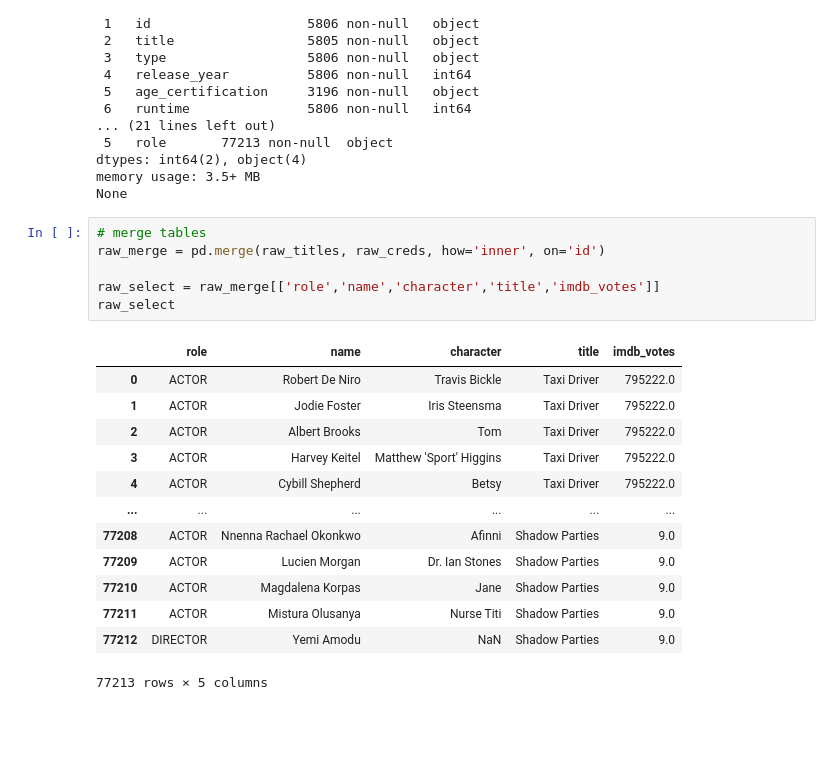
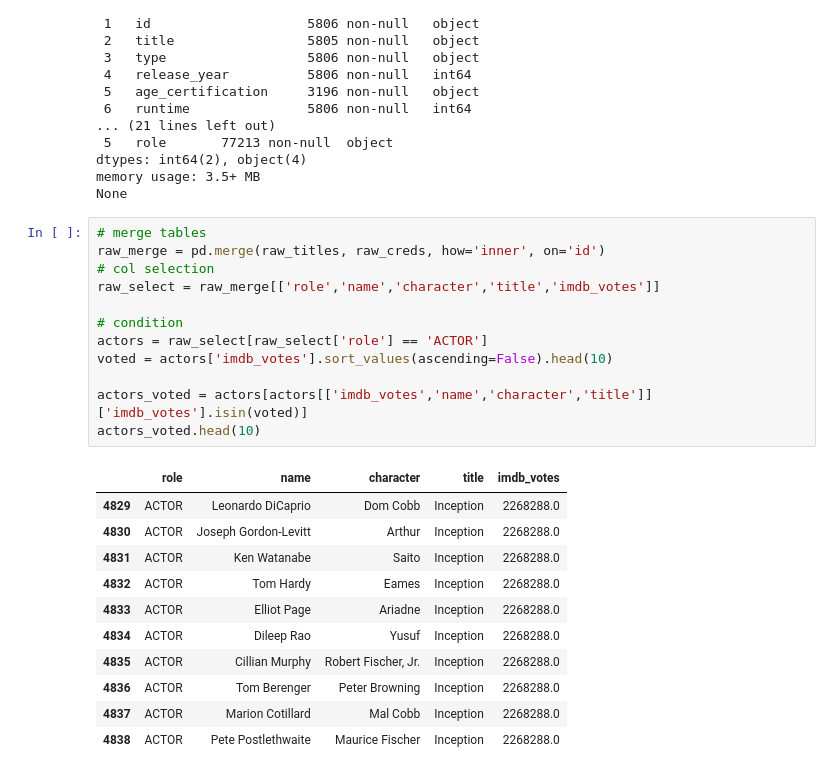
Before and after one commit to ortizfram/Netflix-Top-Rated-Movies-and-TV-Shows, a Jupyter notebook: Netflix Top Rated.ipynb, the cells around one changed output. Saved outputs shown, nothing was run; the diff lists cells and outputs as text; blank space fills up the shorter version.

Commit message:
actors voted, computation went bad

```diff
--- a/Netflix Top Rated.ipynb
+++ b/Netflix Top Rated.ipynb
@@ -337,20 +337,24 @@ None
 # %%
 # merge tables
 raw_merge = pd.merge(raw_titles, raw_creds, how='inner', on='id')
+# col selection
+raw_select = raw_merge[['role','name','character','title','imdb_votes']]
 
-raw_select = raw_merge[['role','name','character','title','imdb_votes']]
-raw_select
+# condition
+actors = raw_select[raw_select['role'] == 'ACTOR']
+voted = actors['imdb_votes'].sort_values(ascending=False).head(10)
+
+actors_voted = actors[actors[['imdb_votes','name','character','title']]['imdb_votes'].isin(voted)]
+actors_voted.head(10)
 # %% [output]
 |  | role | name | character | title | imdb_votes |
-| 0 | ACTOR | Robert De Niro | Travis Bickle | Taxi Driver | 795222.0 |
-| 1 | ACTOR | Jodie Foster | Iris Steensma | Taxi Driver | 795222.0 |
-| 2 | ACTOR | Albert Brooks | Tom | Taxi Driver | 795222.0 |
-| 3 | ACTOR | Harvey Keitel | Matthew 'Sport' Higgins | Taxi Driver | 795222.0 |
-| 4 | ACTOR | Cybill Shepherd | Betsy | Taxi Driver | 795222.0 |
-| ... | ... | ... | ... | ... | ... |
-| 77208 | ACTOR | Nnenna Rachael Okonkwo | Afinni | Shadow Parties | 9.0 |
-| 77209 | ACTOR | Lucien Morgan | Dr. Ian Stones | Shadow Parties | 9.0 |
-| 77210 | ACTOR | Magdalena Korpas | Jane | Shadow Parties | 9.0 |
-| 77211 | ACTOR | Mistura Olusanya | Nurse Titi | Shadow Parties | 9.0 |
-| 77212 | DIRECTOR | Yemi Amodu | NaN | Shadow Parties | 9.0 |
+| 4829 | ACTOR | Leonardo DiCaprio | Dom Cobb | Inception | 2268288.0 |
+| 4830 | ACTOR | Joseph Gordon-Levitt | Arthur | Inception | 2268288.0 |
+| 4831 | ACTOR | Ken Watanabe | Saito | Inception | 2268288.0 |
+| 4832 | ACTOR | Tom Hardy | Eames | Inception | 2268288.0 |
+| 4833 | ACTOR | Elliot Page | Ariadne | Inception | 2268288.0 |
+| 4834 | ACTOR | Dileep Rao | Yusuf | Inception | 2268288.0 |
+| 4835 | ACTOR | Cillian Murphy | Robert Fischer, Jr. | Inception | 2268288.0 |
+| 4836 | ACTOR | Tom Berenger | Peter Browning | Inception | 2268288.0 |
+| 4837 | ACTOR | Marion Cotillard | Mal Cobb | Inception | 2268288.0 |
+| 4838 | ACTOR | Pete Postlethwaite | Maurice Fischer | Inception | 2268288.0 |
-77213 rows × 5 columns
```
